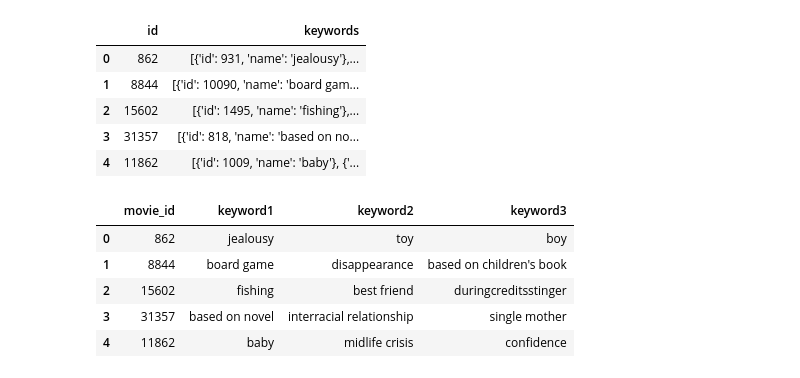
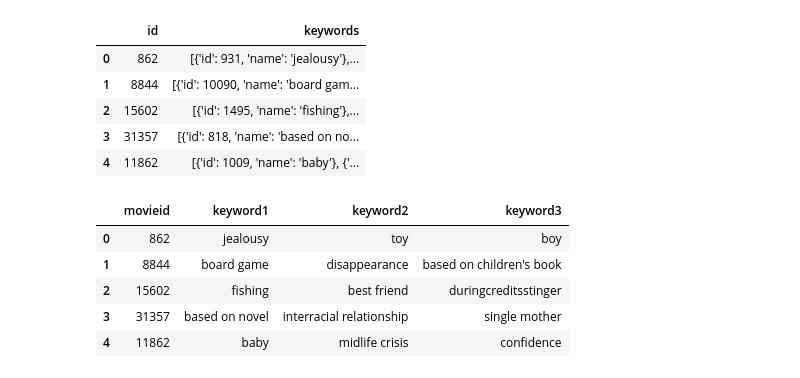
Before and after one commit to dany-roman/project_2, a Jupyter notebook: movielens_database.ipynb, the cells around one changed output. Cells and saved outputs as stored; diff of their text form; code cells hidden in the pictures.

Commit message:
fixed movie id

```diff
--- a/movielens_database.ipynb
+++ b/movielens_database.ipynb
@@ -581,35 +581,35 @@ for key in keys:
 
     try:
         words1 = words[0]['name']
     except:
         words1 = 'null'
 
     try:
         words2 = words[1]['name']
     except:
         words2 = 'null'
 
     try:
         words3 = words[2]['name']
     except:
         words3 = 'null'
 
     keyword1.append(words1)
     keyword2.append(words2)
     keyword3.append(words3)
 
 keywords_df = {
-    'movie_id': movie_id,
+    'movieid': movie_id,
     'keyword1': keyword1,
     'keyword2': keyword2,
     'keyword3': keyword3
 }
 
 keywords_df = pd.DataFrame(keywords_df)
 
 keywords_df.head()
 # %% [output]
-|  | movie_id | keyword1 | keyword2 | keyword3 |
+|  | movieid | keyword1 | keyword2 | keyword3 |
 | 0 | 862 | jealousy | toy | boy |
 | 1 | 8844 | board game | disappearance | based on children's book |
 | 2 | 15602 | fishing | best friend | duringcreditsstinger |
```
